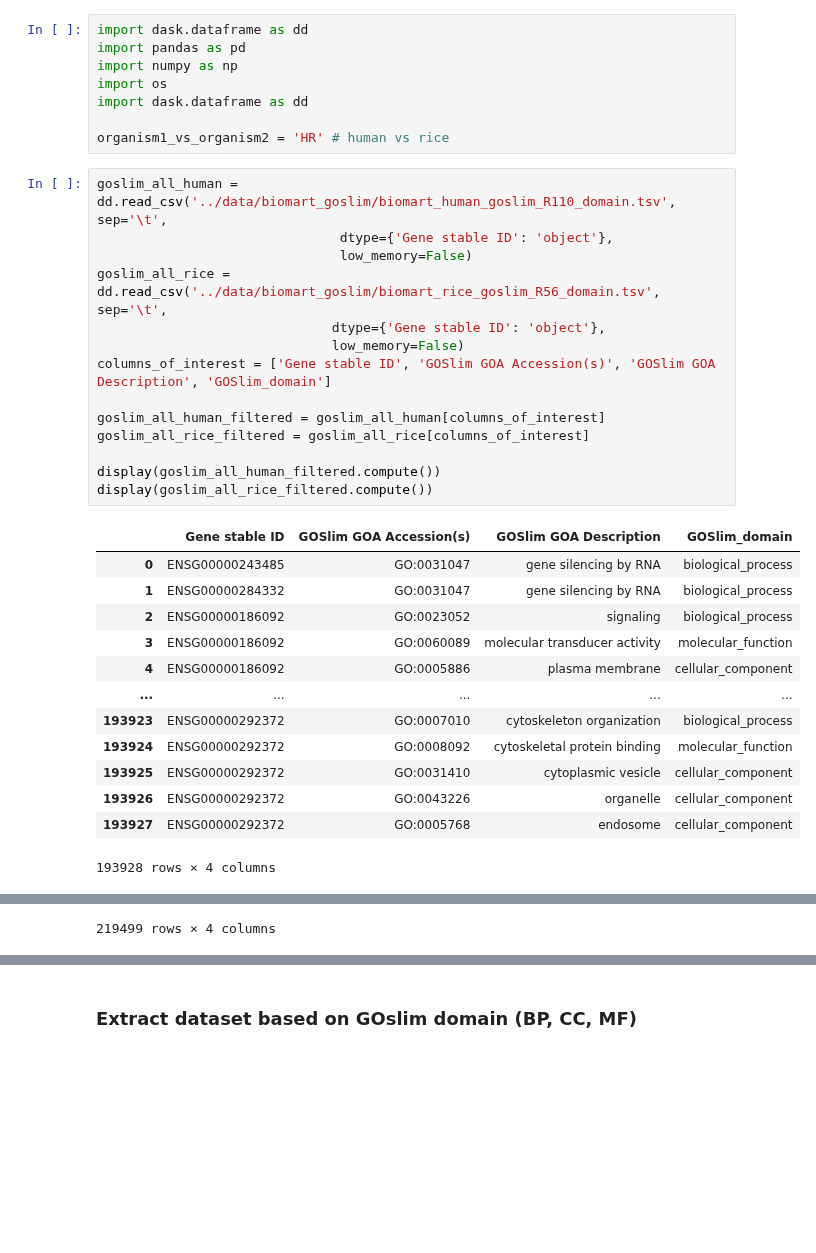
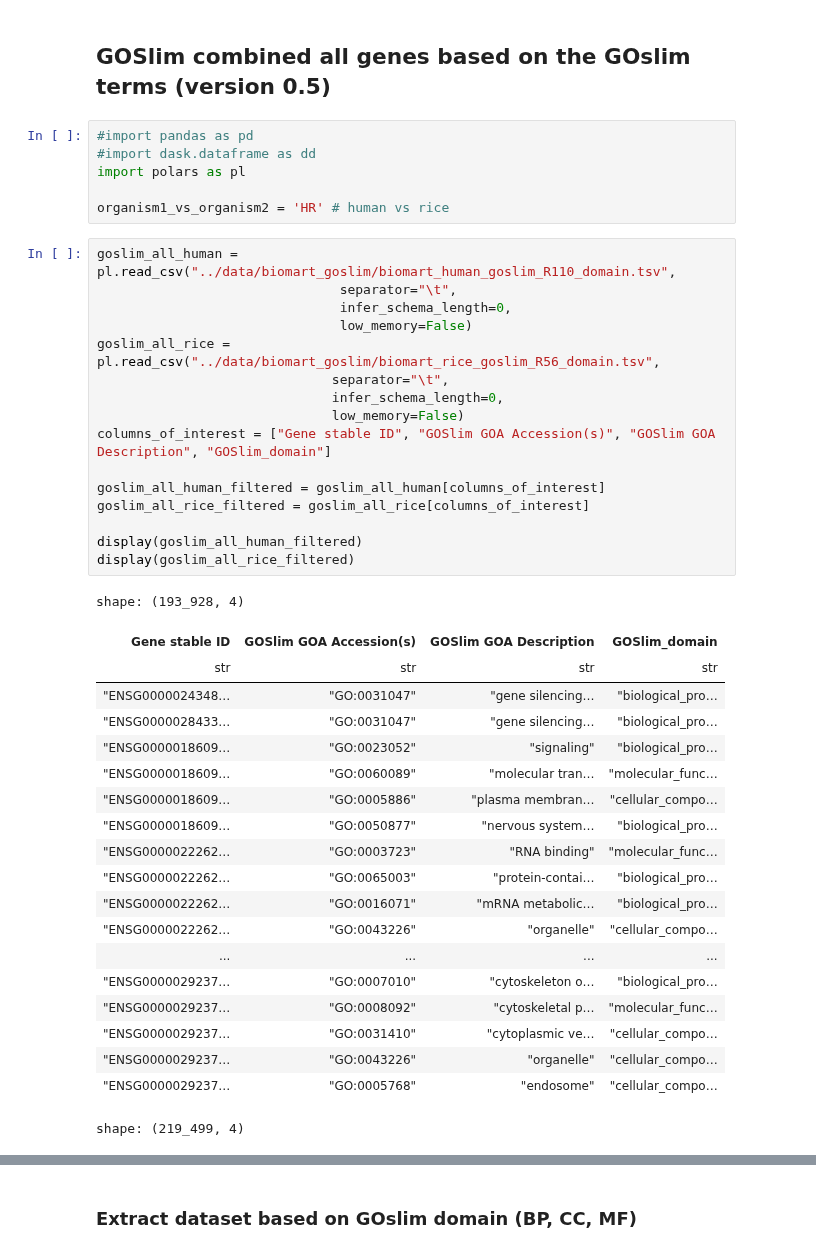
Before and after one commit to yonezawa-sora/pycircos_comaparative_species, a Jupyter notebook: data_preprocessing/2_GOSlim_combined_all_HR.ipynb, the cells around one changed output, grey strips where cells are left out. Drawn from its saved outputs; the diff is of its cells as text; blank space fills up the shorter version.

Commit message:
Changed from Dask & pandas to polars

```diff
--- a/data_preprocessing/2_GOSlim_combined_all_HR.ipynb
+++ b/data_preprocessing/2_GOSlim_combined_all_HR.ipynb
@@ -1,36 +1,45 @@
+# %% [markdown]
+## GOSlim combined all genes based on the GOslim terms (version 0.5)
 # %%
-import dask.dataframe as dd
-import pandas as pd
-import numpy as np
-import os
-import dask.dataframe as dd
+#import pandas as pd
+#import dask.dataframe as dd
+import polars as pl
 
 organism1_vs_organism2 = 'HR' # human vs rice
 # %%
-goslim_all_human = dd.read_csv('../data/biomart_goslim/biomart_human_goslim_R110_domain.tsv', sep='\t',
-                               dtype={'Gene stable ID': 'object'},
+goslim_all_human = pl.read_csv("../data/biomart_goslim/biomart_human_goslim_R110_domain.tsv",
+                               separator="\t",
+                               infer_schema_length=0,
                                low_memory=False)
-goslim_all_rice = dd.read_csv('../data/biomart_goslim/biomart_rice_goslim_R56_domain.tsv', sep='\t',
-                              dtype={'Gene stable ID': 'object'},
+goslim_all_rice = pl.read_csv("../data/biomart_goslim/biomart_rice_goslim_R56_domain.tsv",
+                              separator="\t",
+                              infer_schema_length=0,
                               low_memory=False)
-columns_of_interest = ['Gene stable ID', 'GOSlim GOA Accession(s)', 'GOSlim GOA Description', 'GOSlim_domain']
+columns_of_interest = ["Gene stable ID", "GOSlim GOA Accession(s)", "GOSlim GOA Description", "GOSlim_domain"]
 
 goslim_all_human_filtered = goslim_all_human[columns_of_interest]
 goslim_all_rice_filtered = goslim_all_rice[columns_of_interest]
 
-display(goslim_all_human_filtered.compute())
-display(goslim_all_rice_filtered.compute())
+display(goslim_all_human_filtered)
+display(goslim_all_rice_filtered)
 # %% [output]
+shape: (193_928, 4)
-|  | Gene stable ID | GOSlim GOA Accession(s) | GOSlim GOA Description | GOSlim_domain |
-| 0 | ENSG00000243485 | GO:0031047 | gene silencing by RNA | biological_process |
-| 1 | ENSG00000284332 | GO:0031047 | gene silencing by RNA | biological_process |
-| 2 | ENSG00000186092 | GO:0023052 | signaling | biological_process |
-| 3 | ENSG00000186092 | GO:0060089 | molecular transducer activity | molecular_function |
-| 4 | ENSG00000186092 | GO:0005886 | plasma membrane | cellular_component |
-| ... | ... | ... | ... | ... |
-| 193923 | ENSG00000292372 | GO:0007010 | cytoskeleton organization | biological_process |
-| 193924 | ENSG00000292372 | GO:0008092 | cytoskeletal protein binding | molecular_function |
-| 193925 | ENSG00000292372 | GO:0031410 | cytoplasmic vesicle | cellular_component |
-| 193926 | ENSG00000292372 | GO:0043226 | organelle | cellular_component |
-| 193927 | ENSG00000292372 | GO:0005768 | endosome | cellular_component |
+| Gene stable ID | GOSlim GOA Accession(s) | GOSlim GOA Description | GOSlim_domain |
+| str | str | str | str |
+| "ENSG0000024348… | "GO:0031047" | "gene silencing… | "biological_pro… |
+| "ENSG0000028433… | "GO:0031047" | "gene silencing… | "biological_pro… |
+| "ENSG0000018609… | "GO:0023052" | "signaling" | "biological_pro… |
+| "ENSG0000018609… | "GO:0060089" | "molecular tran… | "molecular_func… |
+| "ENSG0000018609… | "GO:0005886" | "plasma membran… | "cellular_compo… |
+| "ENSG0000018609… | "GO:0050877" | "nervous system… | "biological_pro… |
+| "ENSG0000022262… | "GO:0003723" | "RNA binding" | "molecular_func… |
+| "ENSG0000022262… | "GO:0065003" | "protein-contai… | "biological_pro… |
+| "ENSG0000022262… | "GO:0016071" | "mRNA metabolic… | "biological_pro… |
+| "ENSG0000022262… | "GO:0043226" | "organelle" | "cellular_compo… |
+| ... | ... | ... | ... |
+| "ENSG0000029237… | "GO:0007010" | "cytoskeleton o… | "biological_pro… |
+| "ENSG0000029237… | "GO:0008092" | "cytoskeletal p… | "molecular_func… |
+| "ENSG0000029237… | "GO:0031410" | "cytoplasmic ve… | "cellular_compo… |
+| "ENSG0000029237… | "GO:0043226" | "organelle" | "cellular_compo… |
+| "ENSG0000029237… | "GO:0005768" | "endosome" | "cellular_compo… |
-193928 rows × 4 columns
+shape: (219_499, 4)
@@ -49 +63,0 @@ display(goslim_all_rice_filtered.compute())
-219499 rows × 4 columns
```
Also changed, not shown: parts of 8 cells of this notebook.
